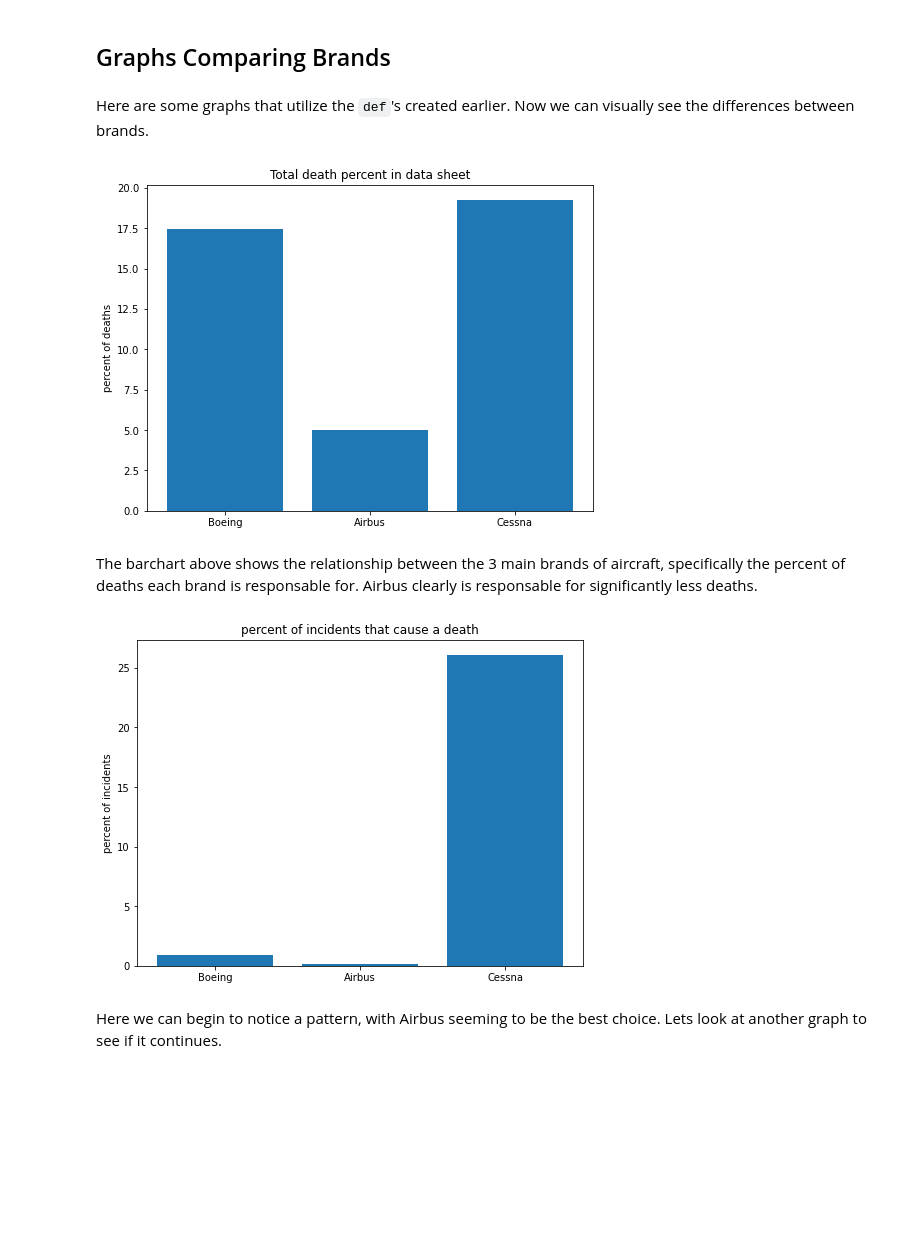
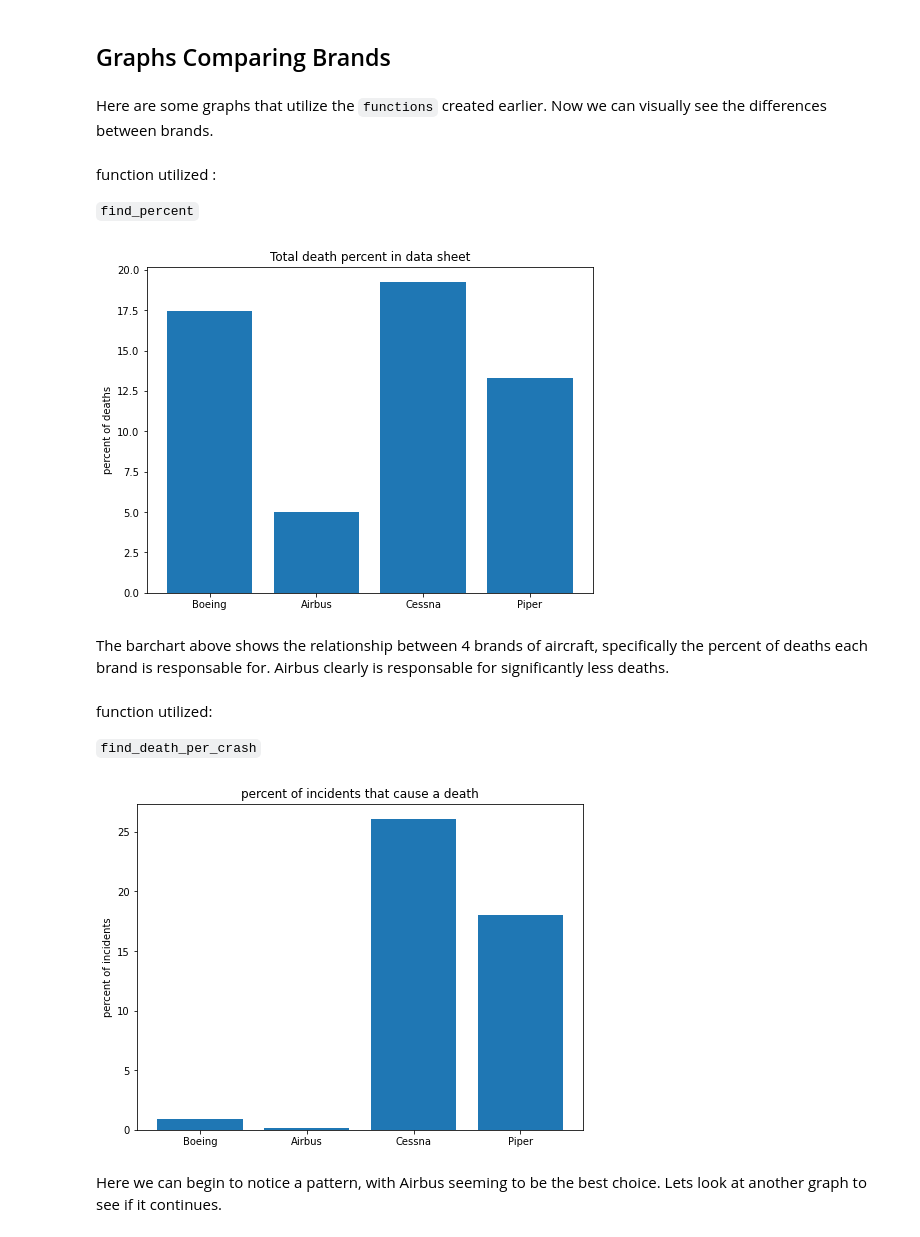
Before and after one commit to Djohnson1313/phase_1_project, a Jupyter notebook: phase_1_project_final.ipynb, the cells around one changed output. Saved outputs shown, nothing was run; the diff lists cells and outputs as text; code cells hidden in the pictures; blank space fills up the shorter version.

```diff
--- a/phase_1_project_final.ipynb
+++ b/phase_1_project_final.ipynb
@@ -320,29 +375,37 @@ t_shaft = engine_percent('Turbo Shaft')
 # %% [markdown]
 ## Graphs Comparing Brands
 # %% [markdown]
-Here are some graphs that utilize the `def`'s created earlier. Now we can visually see the differences between brands.
+Here are some graphs that utilize the `functions` created earlier. Now we can visually see the differences between brands.
+# %% [markdown]
+function utilized :
+
+`find_percent`
 # %%
 # Bargraph to compare death percent from each make
 
-height = [17.43, 4.98, 19.23]
-x = range(3)
-labels = ['Boeing', 'Airbus', 'Cessna']
+height = [17.43, 4.98, 19.23, 13.32]
+x = range(4)
+labels = ['Boeing', 'Airbus', 'Cessna', 'Piper']
 
 fig, ax = plt.subplots(figsize = (8,6))
 ax.bar(x, height, tick_label = labels)
 
 ax.set_title('Total death percent in data sheet')
 ax.set_ylabel('percent of deaths');
 # %% [output]
-[figure, old version]
+[figure, new version]
 # %% [markdown]
-The barchart above shows the relationship between the 3 main brands of aircraft, specifically the percent of deaths each brand is responsable for. Airbus clearly is responsable for significantly less deaths.
+The barchart above shows the relationship between 4 brands of aircraft, specifically the percent of deaths each brand is responsable for. Airbus clearly is responsable for significantly less deaths.
+# %% [markdown]
+function utilized:
+
+`find_death_per_crash`
 # %%
 # Bargraph to show how many incidents cause at least one death
 
-height = [0.94, 0.15, 26.06]
-x = range(3)
-labels = ['Boeing', 'Airbus', 'Cessna']
+height = [0.94, 0.15, 26.06, 17.99]
+x = range(4)
+labels = ['Boeing', 'Airbus', 'Cessna', 'Piper']
 
 fig, ax = plt.subplots(figsize = (8,6))
 ax.bar(x, height, tick_label = labels)
@@ -350,6 +413,6 @@ ax.bar(x, height, tick_label = labels)
 ax.set_title('percent of incidents that cause a death')
 ax.set_ylabel('percent of incidents');
 # %% [output]
-[figure, old version]
+[figure, new version]
 # %% [markdown]
 Here we can begin to notice a pattern, with Airbus seeming to be the best choice. Lets look at another graph to see if it continues.
```
Also changed, not shown: parts of 67 cells of this notebook, 1 other file.
